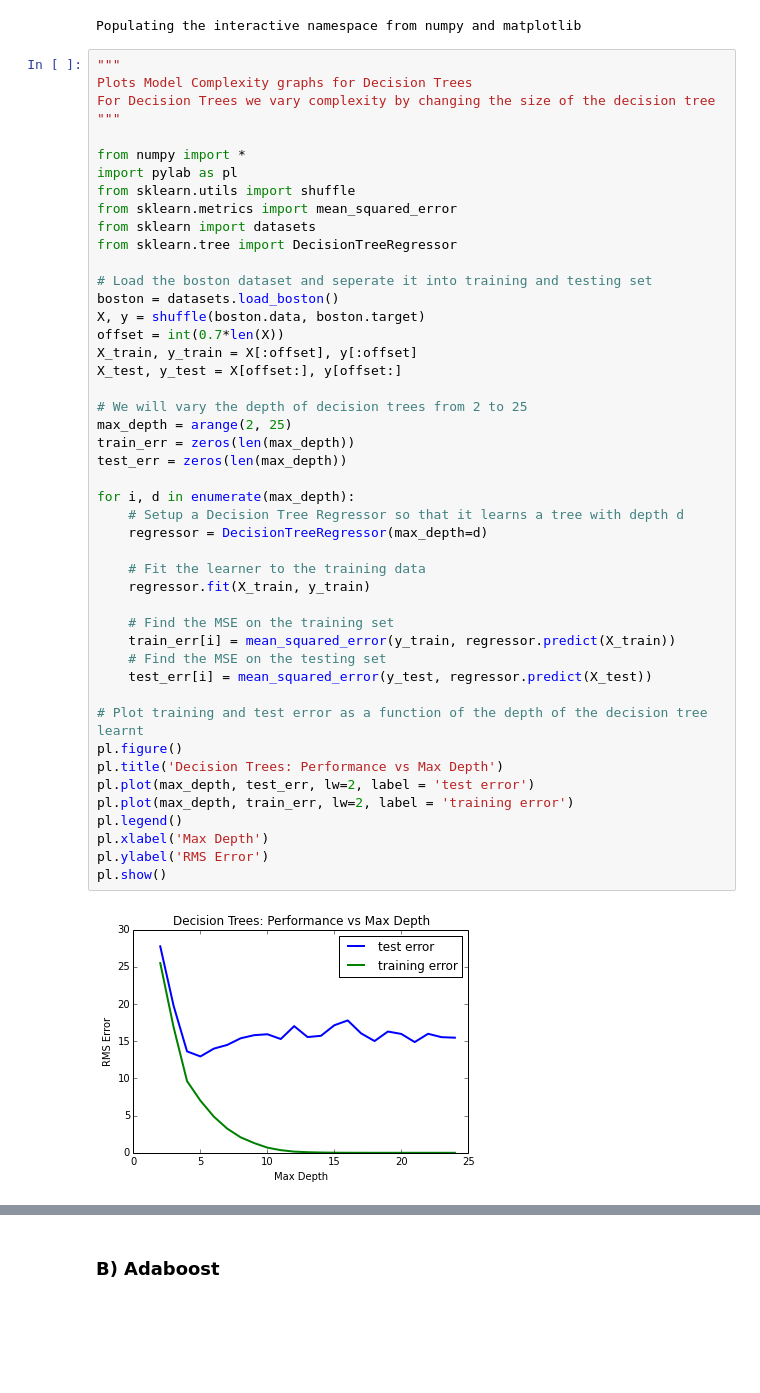
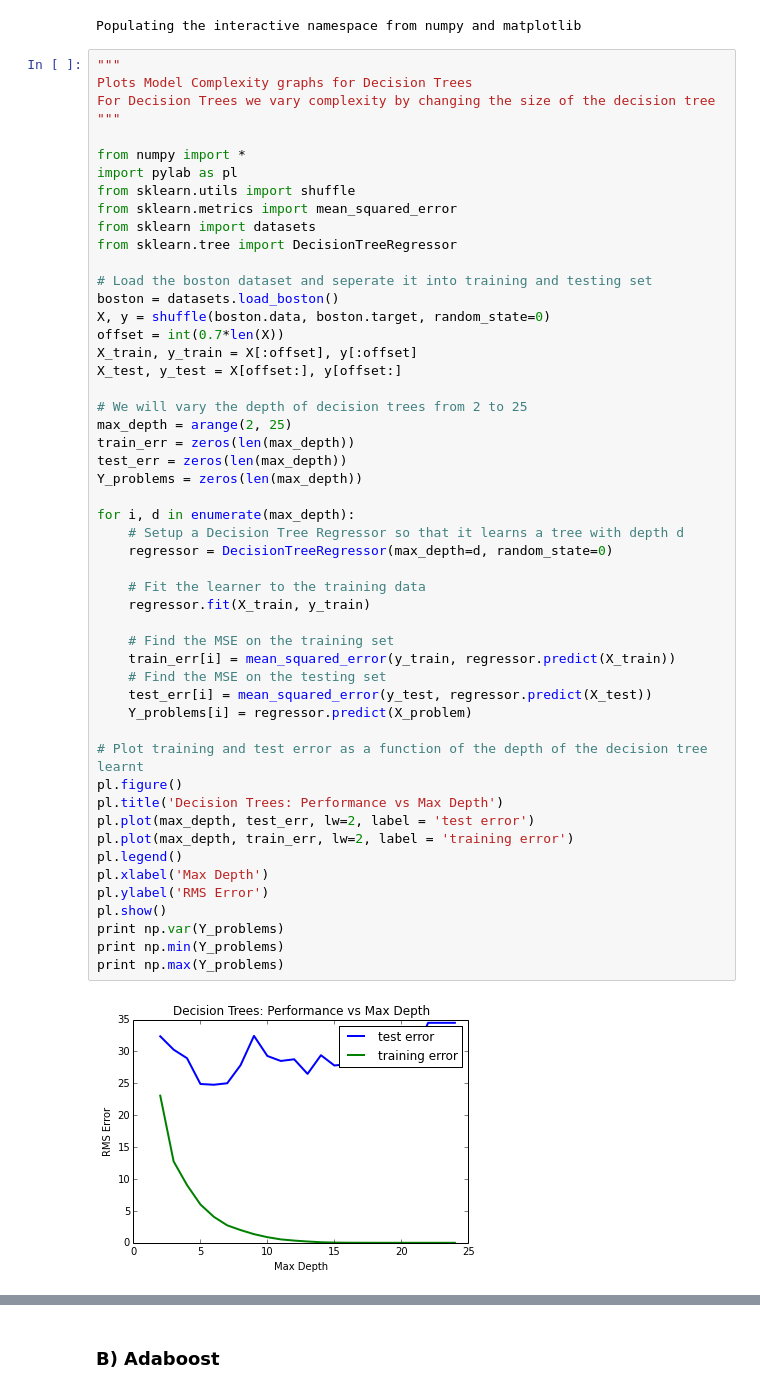
Before and after one commit to deepakramas/udacity_projects, a Jupyter notebook: ud675.ipynb, the cells around one changed output, grey strips where cells are left out. Saved outputs shown, nothing was run; the diff lists cells and outputs as text; blank space fills up the shorter version.

```diff
--- a/ud675.ipynb
+++ b/ud675.ipynb
@@ -27,36 +27,41 @@ from sklearn.tree import DecisionTreeRegressor
 
 # Load the boston dataset and seperate it into training and testing set
 boston = datasets.load_boston()
-X, y = shuffle(boston.data, boston.target)
+X, y = shuffle(boston.data, boston.target, random_state=0)
 offset = int(0.7*len(X))
 X_train, y_train = X[:offset], y[:offset]
 X_test, y_test = X[offset:], y[offset:]
 
 # We will vary the depth of decision trees from 2 to 25
 max_depth = arange(2, 25)
 train_err = zeros(len(max_depth))
 test_err = zeros(len(max_depth))
+Y_problems = zeros(len(max_depth))
 
 for i, d in enumerate(max_depth):
 	# Setup a Decision Tree Regressor so that it learns a tree with depth d
-    regressor = DecisionTreeRegressor(max_depth=d)
+    regressor = DecisionTreeRegressor(max_depth=d, random_state=0)
 
     # Fit the learner to the training data
     regressor.fit(X_train, y_train)
 
 	# Find the MSE on the training set
     train_err[i] = mean_squared_error(y_train, regressor.predict(X_train))
     # Find the MSE on the testing set
     test_err[i] = mean_squared_error(y_test, regressor.predict(X_test))
+    Y_problems[i] = regressor.predict(X_problem)
 
 # Plot training and test error as a function of the depth of the decision tree learnt
 pl.figure()
 pl.title('Decision Trees: Performance vs Max Depth')
 pl.plot(max_depth, test_err, lw=2, label = 'test error')
 pl.plot(max_depth, train_err, lw=2, label = 'training error')
 pl.legend()
 pl.xlabel('Max Depth')
 pl.ylabel('RMS Error')
 pl.show()
+print np.var(Y_problems)
+print np.min(Y_problems)
+print np.max(Y_problems)
 # %% [output]
-[figure, old version]
+[figure, new version]
```
Also changed, not shown: parts of 36 cells of this notebook.
